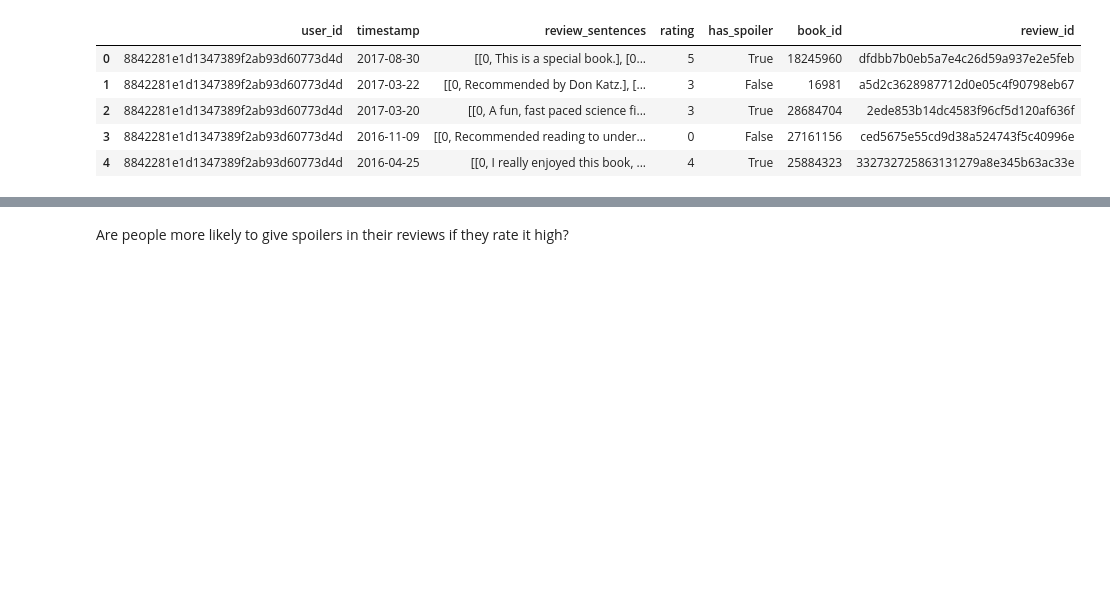
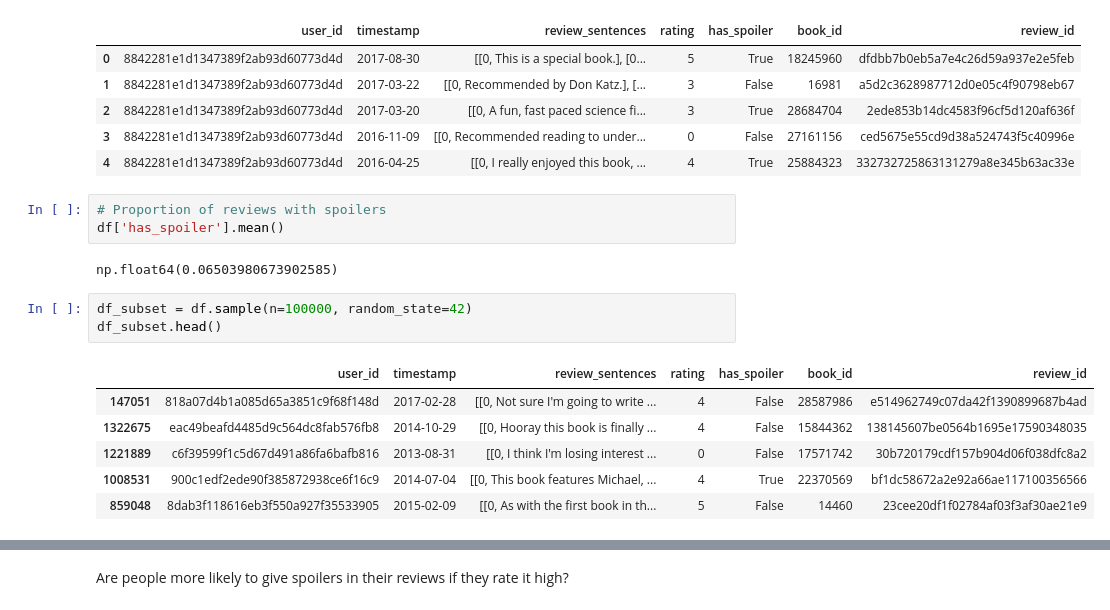
Before and after one commit to jontruong05/cse158-assignment2, a Jupyter notebook: workbook.ipynb, the cells around one changed output, grey strips where cells are left out. Saved outputs shown, nothing was run; the diff lists cells and outputs as text; blank space fills up the shorter version.

```diff
--- a/workbook.ipynb
+++ b/workbook.ipynb
@@ -67,3 +69,18 @@ df.head()
 | 2 | 8842281e1d1347389f2ab93d60773d4d | 2017-03-20 | [[0, A fun, fast paced science fi... | 3 | True | 28684704 | 2ede853b14dc4583f96cf5d120af636f |
 | 3 | 8842281e1d1347389f2ab93d60773d4d | 2016-11-09 | [[0, Recommended reading to under... | 0 | False | 27161156 | ced5675e55cd9d38a524743f5c40996e |
 | 4 | 8842281e1d1347389f2ab93d60773d4d | 2016-04-25 | [[0, I really enjoyed this book, ... | 4 | True | 25884323 | 332732725863131279a8e345b63ac33e |
+# %%
+# Proportion of reviews with spoilers
+df['has_spoiler'].mean()
+# %% [output]
+np.float64(0.06503980673902585)
+# %%
+df_subset = df.sample(n=100000, random_state=42)
+df_subset.head()
+# %% [output]
+|  | user_id | timestamp | review_sentences | rating | has_spoiler | book_id | review_id |
+| 147051 | 818a07d4b1a085d65a3851c9f68f148d | 2017-02-28 | [[0, Not sure I'm going to write ... | 4 | False | 28587986 | e514962749c07da42f1390899687b4ad |
+| 1322675 | eac49beafd4485d9c564dc8fab576fb8 | 2014-10-29 | [[0, Hooray this book is finally ... | 4 | False | 15844362 | 138145607be0564b1695e17590348035 |
+| 1221889 | c6f39599f1c5d67d491a86fa6bafb816 | 2013-08-31 | [[0, I think I'm losing interest ... | 0 | False | 17571742 | 30b720179cdf157b904d06f038dfc8a2 |
+| 1008531 | 900c1edf2ede90f385872938ce6f16c9 | 2014-07-04 | [[0, This book features Michael, ... | 4 | True | 22370569 | bf1dc58672a2e92a66ae117100356566 |
+| 859048 | 8dab3f118616eb3f550a927f35533905 | 2015-02-09 | [[0, As with the first book in th... | 5 | False | 14460 | 23cee20df1f02784af03f3af30ae21e9 |
```
Also changed, not shown: parts of 22 cells of this notebook.
